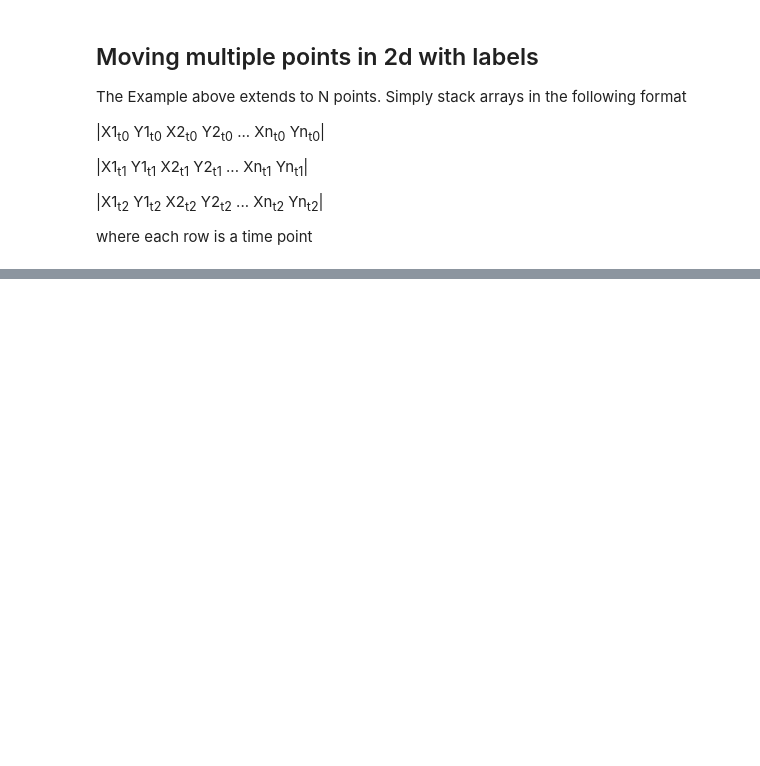
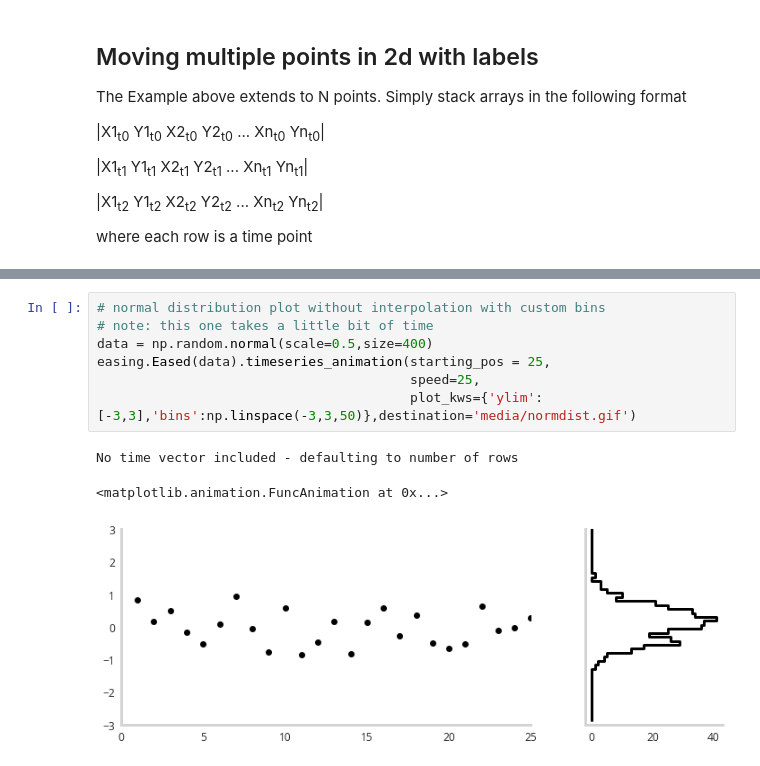
Before and after one commit to NicholasARossi/Easing-Animations-with-Python, a Jupyter notebook: animation_playground.ipynb, the cells around one changed output, grey strips where cells are left out. Saved outputs shown, nothing was run; the diff lists cells and outputs as text; blank space fills up the shorter version.

```diff
--- a/animation_playground.ipynb
+++ b/animation_playground.ipynb
@@ -117 +143,12 @@ No time vector included - defaulting to number of rows
+# %%
+# normal distribution plot without interpolation with custom bins
+# note: this one takes a little bit of time
+data = np.random.normal(scale=0.5,size=400)
+easing.Eased(data).timeseries_animation(starting_pos = 25,
+                                        speed=25,
+                                        plot_kws={'ylim':[-3,3],'bins':np.linspace(-3,3,50)},destination='media/normdist.gif')
+# %% [output]
+No time vector included - defaulting to number of rows
+<matplotlib.animation.FuncAnimation at 0x...>
+[figure, added]
 # %%
```
Also changed, not shown: parts of 37 cells of this notebook, 9 other files.
